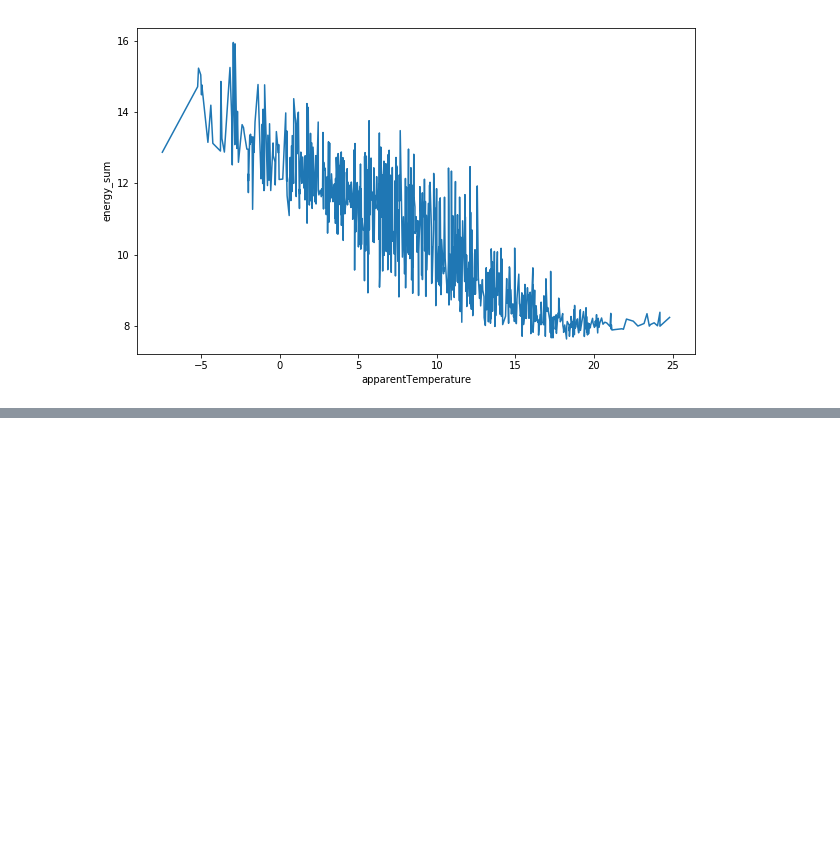
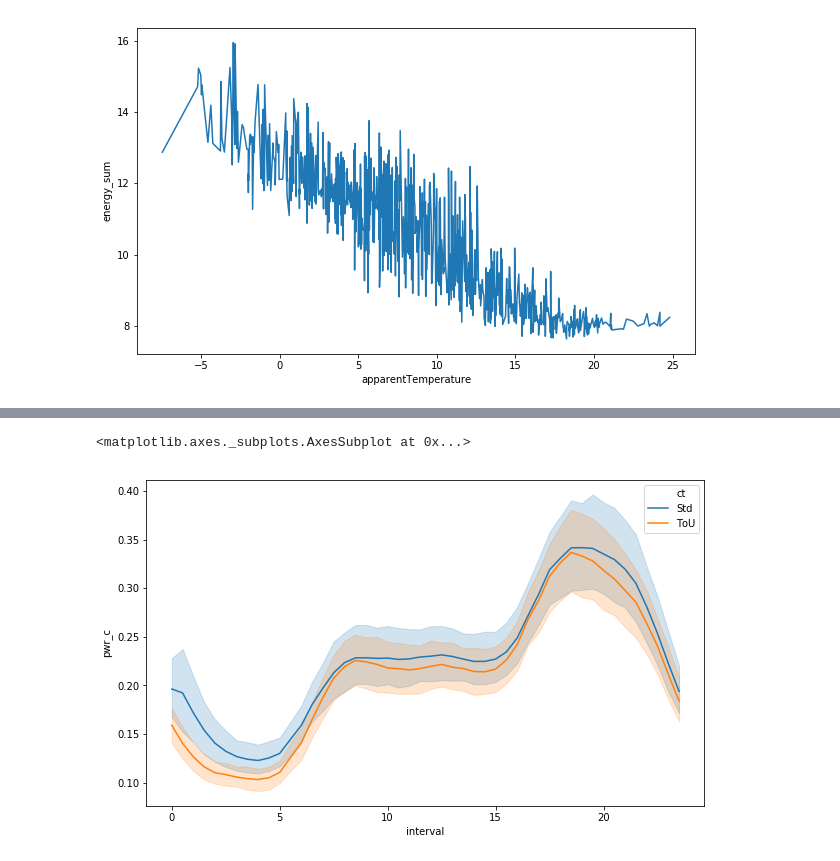
Before and after one commit to team4success/london_power_data_analytics, a Jupyter notebook: main_project.ipynb, the cells around one changed output, grey strips where cells are left out. Cells and saved outputs as stored; diff of their text form; code cells hidden in the pictures; blank space fills up the shorter version.

Commit message:
Добавлена аналитика потребления от времени

```diff
--- a/main_project.ipynb
+++ b/main_project.ipynb
@@ -439,0 +394,11 @@ sns.lineplot(x="apparentTemperature", y="energy_sum", data=en_weather)
+# %%
+# Загрузка данных из файла в словарь hh_inf_dict
+hh_inf_dict = {}
+with open(informations_households_file, 'r') as f:
+    next(f)
+    for line in f:
+        line = line.strip().split(',')
+        hh_inf_dict.setdefault(line[0], {})
+        hh_inf_dict[line[0]]['acorn']=line[2]
+        hh_inf_dict[line[0]]['type']=line[1]
+# hh_inf_dict
@@ -439,0 +445,37 @@ sns.lineplot(x="apparentTemperature", y="energy_sum", data=en_weather)
+# %%
+# Функция которая преобразует строку вида HH:MM в интервал от 0 до 23.5
+# например 1 это 1 час; 12.5 это 12часов 30минут
+def time_to_day_interval(string):
+    i = 0
+    for h in ['00','01','02','03','04','05',
+              '06','07','08','09','10','11',
+              '12','13','14','15','16','17',
+              '18','19','20','21','22','23']:
+        for m in ['00','30']:
+            if '{}:{}'.format(h,m) in string:
+                return i
+            i=i+0.5
+
+# создание нового датафрейма
+time_stats = pd.DataFrame([], columns=['acorn', 'interval', 'pwr_c'])
+
+# Цикл добавляет в датафрейм time_stats данные из массива hfhr_ds_dict
+for key in hfhr_ds_dict.keys():
+    for it in hfhr_ds_dict[key]:
+#        print(hfhr_ds_dict[key][it])
+        t_interv = time_to_day_interval(it)
+        for ct in hfhr_ds_dict[key][it]:
+            if t_interv is not None:
+                time_stats = time_stats.append({'acorn': key, 'interval': t_interv, 'ct': ct, 'pwr_c': hfhr_ds_dict[key][it][ct]['value']/hfhr_ds_dict[key][it][ct]['count']}, ignore_index=True)
+
+# Добавление в датафрейм time_stats данных о среднем энергопотреблении, для этого
+# создаем псевдо-группу ACORN-MED
+for index, row in time_stats.groupby('interval', as_index=False).agg({'pwr_c':np.mean}).iterrows():
+    time_stats = time_stats.append({'acorn': 'ACORN-MED', 'interval': row[0], 'pwr_c': row[1]}, ignore_index=True)
+# %%
+# График потребления в зависимости от времени для всех классов c подсветкой по типам счетчиков
+plt.figure(figsize=(10, 6))
+sns.lineplot(x="interval", y="pwr_c", data=time_stats, hue='ct')
+# %% [output]
+<matplotlib.axes._subplots.AxesSubplot at 0x...>
+[figure, added]
```
Also changed, not shown: parts of 17 cells of this notebook.
